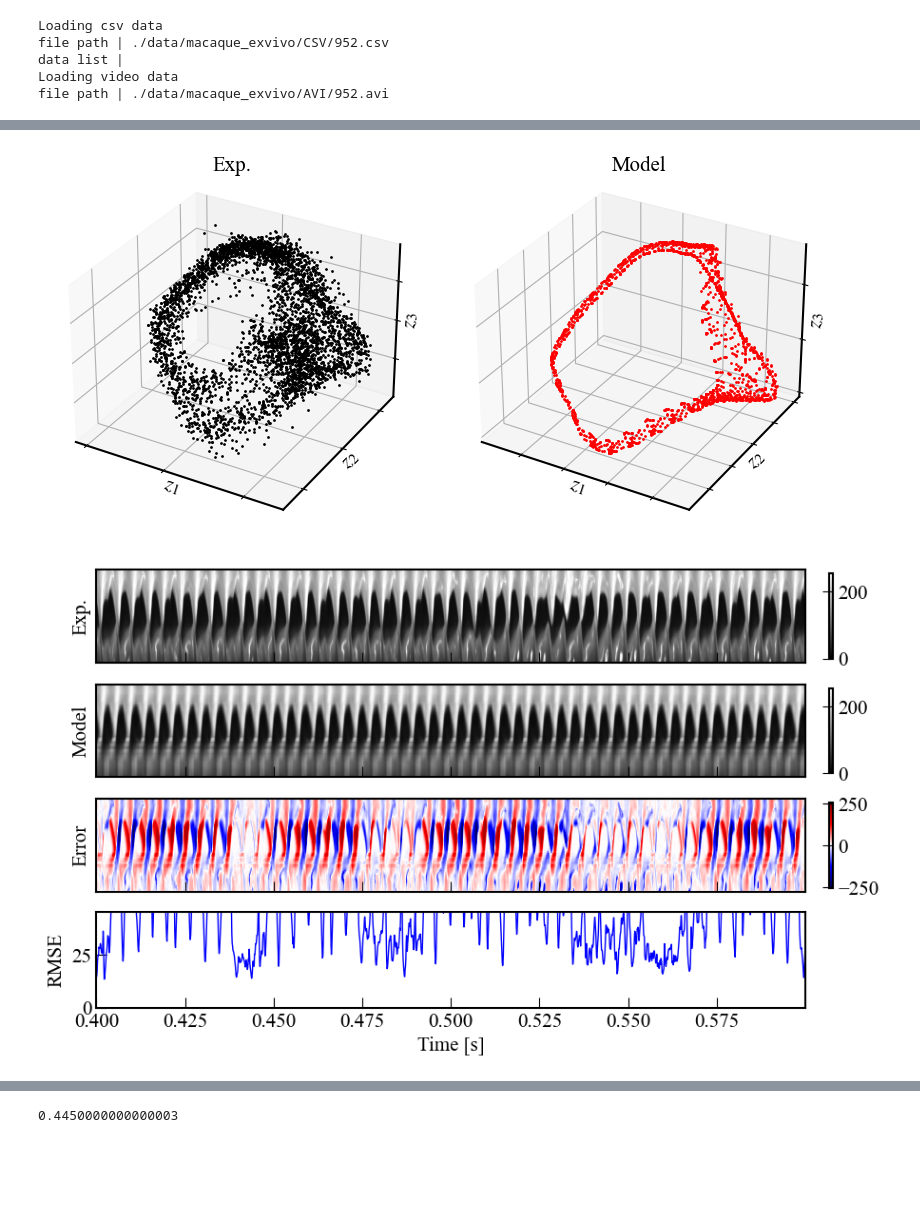
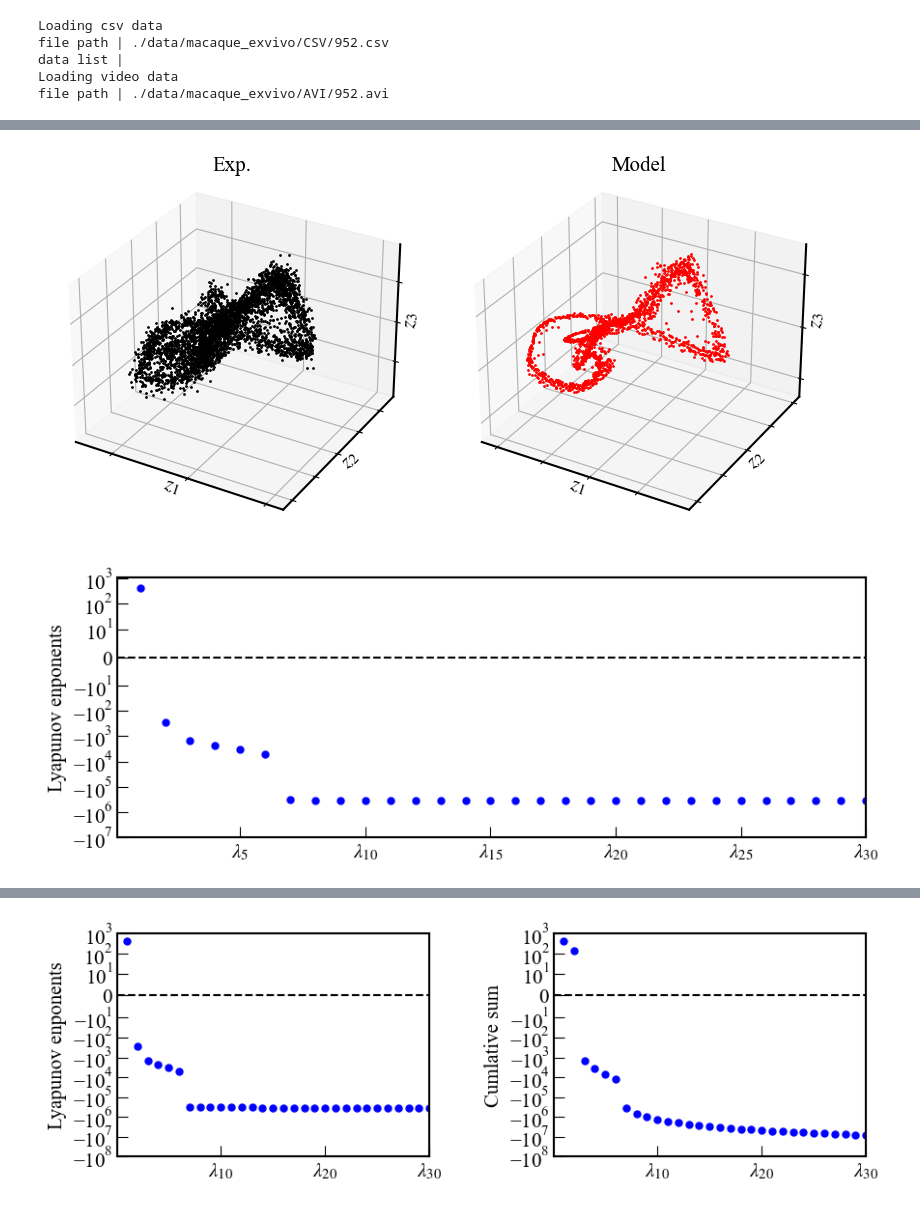
Before and after one commit to TakumiInoue0628/-dimensionality-estimation-and-modeling-of-dynamical-systems, a Jupyter notebook: notebook/2_2_3_1_macaque_exvivo_exp_torus.ipynb, the cells around one changed output, grey strips where cells are left out. Saved outputs shown, nothing was run; the diff lists cells and outputs as text; code cells hidden in the pictures; blank space fills up the shorter version.

```diff
--- a/notebook/2_2_3_1_macaque_exvivo_exp_torus.ipynb
+++ b/notebook/2_2_3_1_macaque_exvivo_exp_torus.ipynb
@@ -34,12 +34,12 @@ ROTATE_ANGLE = -40
 DOWNSAMPLE_FACTOR = 4
 N_TRAIN = 4000
 N_TEST = 4000
-LATENT_SIZE_LIST = [2, 3, 4, 5, 6]
-LATENT_SIZE = 4
+LATENT_SIZE_LIST = [2, 4, 6, 8, 10]
+LATENT_SIZE = 6
 SCALAR_TRAIN = MinMaxScaler()
 SCALAR_TEST = MinMaxScaler()
 BRIGHTNESS_CORRECTION = 1.
-OUTLIER_CORRECTION = 1e-10
+OUTLIER_CORRECTION = 0#1e-10
 # %%
 ### Load data
 [], video, video_t = LoadCSVandVIDEO(CSV_DIR+DATA_NAME+".csv", [], SAMPLE_SPAN, AVI_DIR+DATA_NAME+".avi")
@@ -128,7 +126,7 @@ AE_PARAMETERS={"learning_rate": 5e-4,
                 "loss_function": "mse",
                 "train_size_rate": 0.8,
                 "batch_size": 128,
-                "epoch": 200,
+                "epoch": 427,
                 "early_stopping": False,
                 "early_stopping_round": 10,
                 "output_log": True}
@@ -521,11 +519,12 @@ def timeseries_modeling_images(X, X_hat, T, step, video_shape, error_lim=[-100,
     plt.show()
 # %%
 ### Setting ELM
-HIDDEN_SIZE = 700
+HIDDEN_SIZE = 200
 INPUT_W_SCALE = 0.1
 ACTIVE_FUNC = "tanh"
-RIDGE_PARAM = 1e-4
-RIDGE_PARAM = 1e-5
+RIDGE_PARAM = 7e-2
+RIDGE_PARAM = 7e-3
+RIDGE_PARAM = 9e-3
 RUN_SIZE = 2000
 DT = T_test[1] - T_test[0]
 
@@ -539,11 +538,11 @@ timeseries_modeling(x_test, x_test_hat, T_test, 2000, sort=True)
 timeseries_modeling_3d(x_test, x_test_hat, T_test, None, sort=True)
 
 ### Lyaqunov caluculation
-#lyapunov_exponent = FNN_MODEL.lyapunov_calculation(x_train[-1], RUN_SIZE, DT)
-#timeseries_modeling_lyaqunov(lyapunov_exponent[:], [0.1, 30], [-10**7, 10**2])
+lyapunov_exponent = FNN_MODEL.lyapunov_calculation(x_train[-1], RUN_SIZE, DT)
+timeseries_modeling_lyaqunov(lyapunov_exponent[:], [0.1, 30], [-10**7, None])
 
 ### Reconstruct video
 X_test_hat = SCALAR_TEST.inverse_transform(AE_MODEL.inverse_transform(x_test_hat))
-timeseries_modeling_image(X_test*255.*BRIGHTNESS_CORRECTION, X_test_hat*255*BRIGHTNESS_CORRECTION, T_test, 2000, linescan_params, video_shape)
+timeseries_modeling_image(X_test*255.*BRIGHTNESS_CORRECTION, X_test_hat*255*BRIGHTNESS_CORRECTION, T_test, 2000, linescan_params, video_shape, [0, None])
 timeseries_modeling_images(X_test*255.*BRIGHTNESS_CORRECTION, X_test_hat*255*BRIGHTNESS_CORRECTION, T_test, 200, video_shape, )
 # %% [output]
@@ -551,2 +550,2 @@ timeseries_modeling_images(X_test*255.*BRIGHTNESS_CORRECTION, X_test_hat*255*BRI
-[figure, old version]
+[figure, new version]
-[figure, old version]
+[figure, new version]
@@ -554,4 +554,32 @@ timeseries_modeling_images(X_test*255.*BRIGHTNESS_CORRECTION, X_test_hat*255*BRI
-# %%
-T_test[450]
-# %% [output]
-0.4450000000000003
+# %%
+def timeseries_modeling_lyaqunov_cumsum(lyapunov_exponent, x_lim=[0, None], y_lim=[None, None], y_cumsum=[None, None]):
+
+        spec = gridspec.GridSpec(ncols=2, nrows=1, wspace=0.4)
+        fig = plt.figure(figsize=(10, 3))
+
+        ax = fig.add_subplot(spec[0])
+        ax.axhline(y=0, linestyle='--', c='k')
+        ax.plot(np.arange(1, lyapunov_exponent.shape[0]+1), lyapunov_exponent, 'o', ms=5, c='b'   )
+        ax.set_ylabel(r'Lyapunov enponents')
+        ax.set_yscale('symlog', linthresh=1e+1)
+        ax.set_xlim(x_lim[0], x_lim[-1])
+        ax.set_ylim(y_lim[0], y_lim[-1])
+        ax.get_xaxis().set_major_formatter(plt.FormatStrFormatter(r'$\lambda_{%d}$'))
+
+        ax = fig.add_subplot(spec[1])
+        #fractal_dimension = np.argmin(np.where(np.cumsum(lyapunov_exponent)>0, np.cumsum(lyapunov_exponent), 0))
+        #ax.axvline(x=fractal_dimension, linestyle='--', c='k')
+        ax.axhline(y=0, linestyle='--', c='k')
+        #ax.text(fractal_dimension, np.cumsum(lyapunov_exponent)[-1], r'$D_{\lambda}$', fontsize=plt.rcParams['font.size'])
+        ax.plot(np.arange(1, lyapunov_exponent.shape[0]+1), np.cumsum(lyapunov_exponent), 'o', ms=5, c='b'   )
+        ax.set_ylabel(r'Cumlative sum')
+        ax.set_yscale('symlog', linthresh=1e+1)
+        ax.set_xlim(x_lim[0], x_lim[-1])
+        ax.set_ylim(y_cumsum[0], y_cumsum[-1])
+        ax.get_xaxis().set_major_formatter(plt.FormatStrFormatter(r'$\lambda_{%d}$'))
+
+        plt.show()
+
+timeseries_modeling_lyaqunov_cumsum(lyapunov_exponent[:], [0.1, 30], [-1e+8, 1e+3], [-1e+8, 1e+3])
+# %% [output]
+[figure, added]
```
Also changed, not shown: parts of 7 cells of this notebook, 2 other files.
